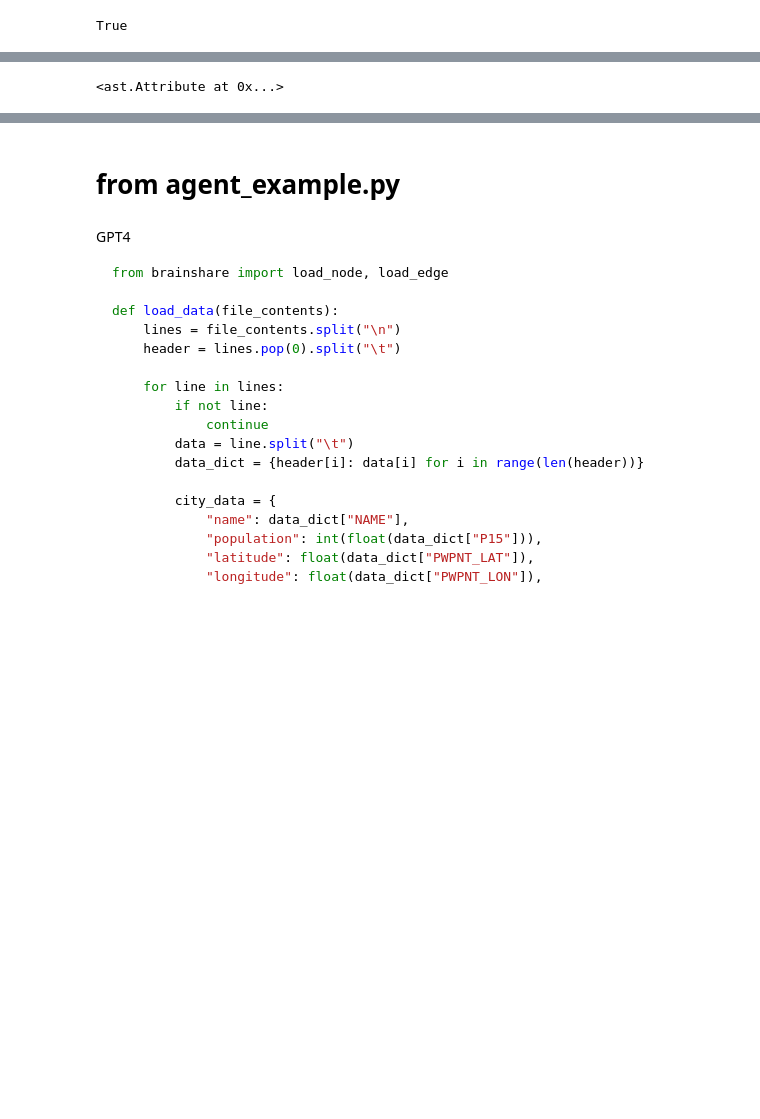
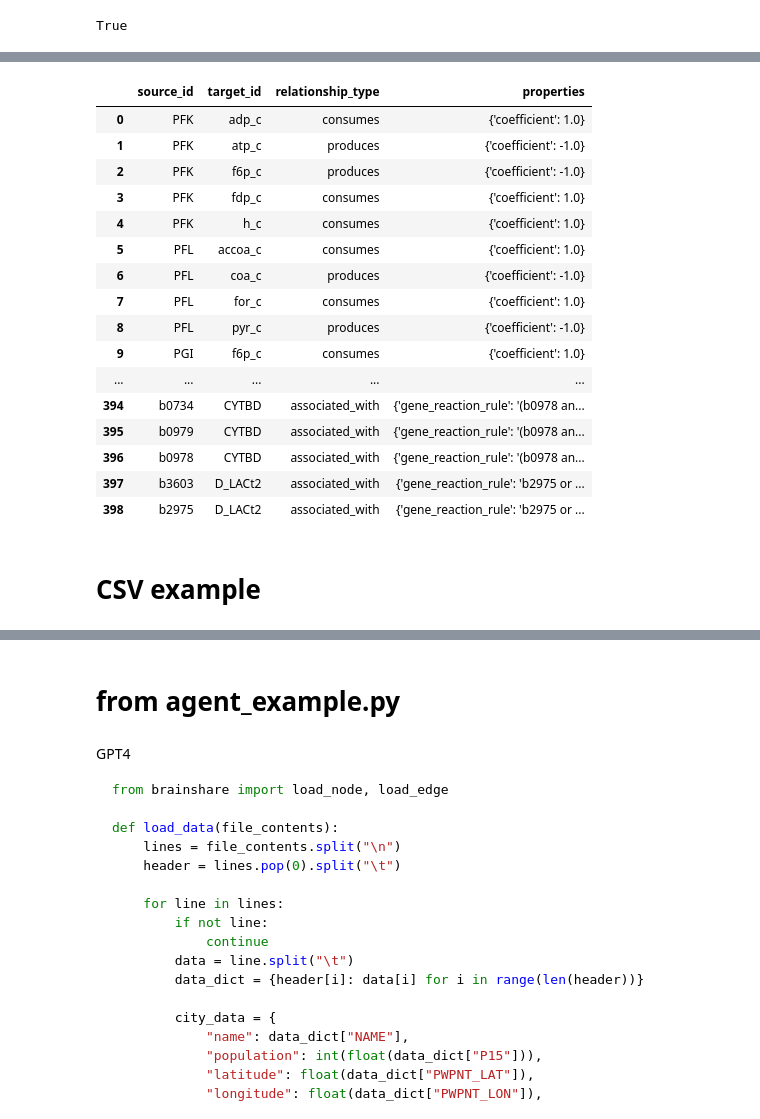
Before and after one commit to zakandrewking/brainshare-pelican, a Jupyter notebook: backend/notebooks/ai.ipynb, the cells around one changed output, grey strips where cells are left out. Saved outputs shown, nothing was run; the diff lists cells and outputs as text; code cells hidden in the pictures; blank space fills up the shorter version.

```diff
--- a/backend/notebooks/ai.ipynb
+++ b/backend/notebooks/ai.ipynb
@@ -76,0 +65,3 @@ AiResult: used 1487 token, cost $0.0599, took 95.6 seconds
+# %%
+import pandas as pd
+pd.set_option("display.max_rows", 1000)
@@ -82,2 +108,20 @@ cleaned
 # %%
-import ast
+edges_df
+# %% [output]
+|  | source_id | target_id | relationship_type | properties |
+| 0 | PFK | adp_c | consumes | {'coefficient': 1.0} |
+| 1 | PFK | atp_c | produces | {'coefficient': -1.0} |
+| 2 | PFK | f6p_c | produces | {'coefficient': -1.0} |
+| 3 | PFK | fdp_c | consumes | {'coefficient': 1.0} |
+| 4 | PFK | h_c | consumes | {'coefficient': 1.0} |
+| 5 | PFL | accoa_c | consumes | {'coefficient': 1.0} |
+| 6 | PFL | coa_c | produces | {'coefficient': -1.0} |
+| 7 | PFL | for_c | consumes | {'coefficient': 1.0} |
+| 8 | PFL | pyr_c | produces | {'coefficient': -1.0} |
+| 9 | PGI | f6p_c | consumes | {'coefficient': 1.0} |
+| ... | ... | ... | ... | ... |
+| 394 | b0734 | CYTBD | associated_with | {'gene_reaction_rule': '(b0978 an... |
+| 395 | b0979 | CYTBD | associated_with | {'gene_reaction_rule': '(b0978 an... |
+| 396 | b0978 | CYTBD | associated_with | {'gene_reaction_rule': '(b0978 an... |
+| 397 | b3603 | D_LACt2 | associated_with | {'gene_reaction_rule': 'b2975 or ... |
+| 398 | b2975 | D_LACt2 | associated_with | {'gene_reaction_rule': 'b2975 or ... |
@@ -88,4 +128,2 @@ assign = a.body[0]
-# %%
-assign.value.func.value
-# %% [output]
-<ast.Attribute at 0x...>
+# %% [markdown]
+# CSV example
```
Also changed, not shown: parts of 27 cells of this notebook, 3 other files.
